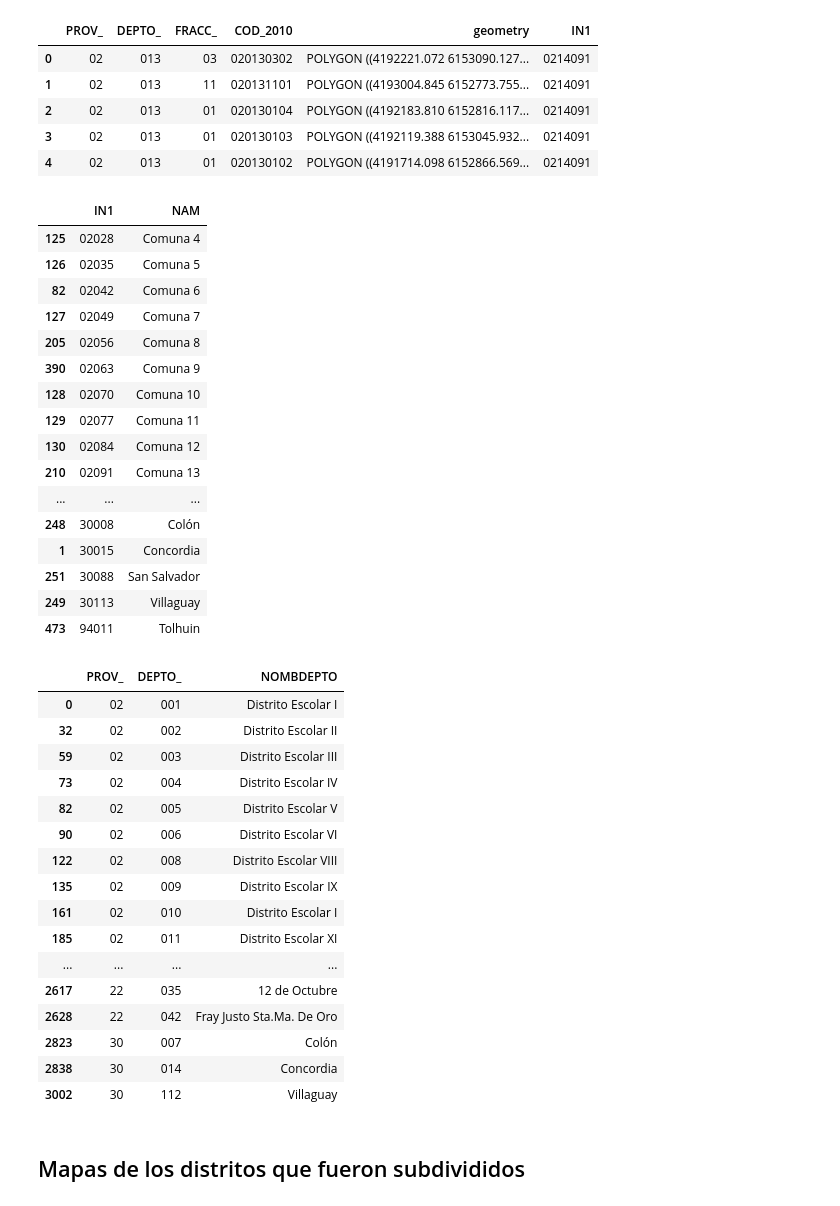
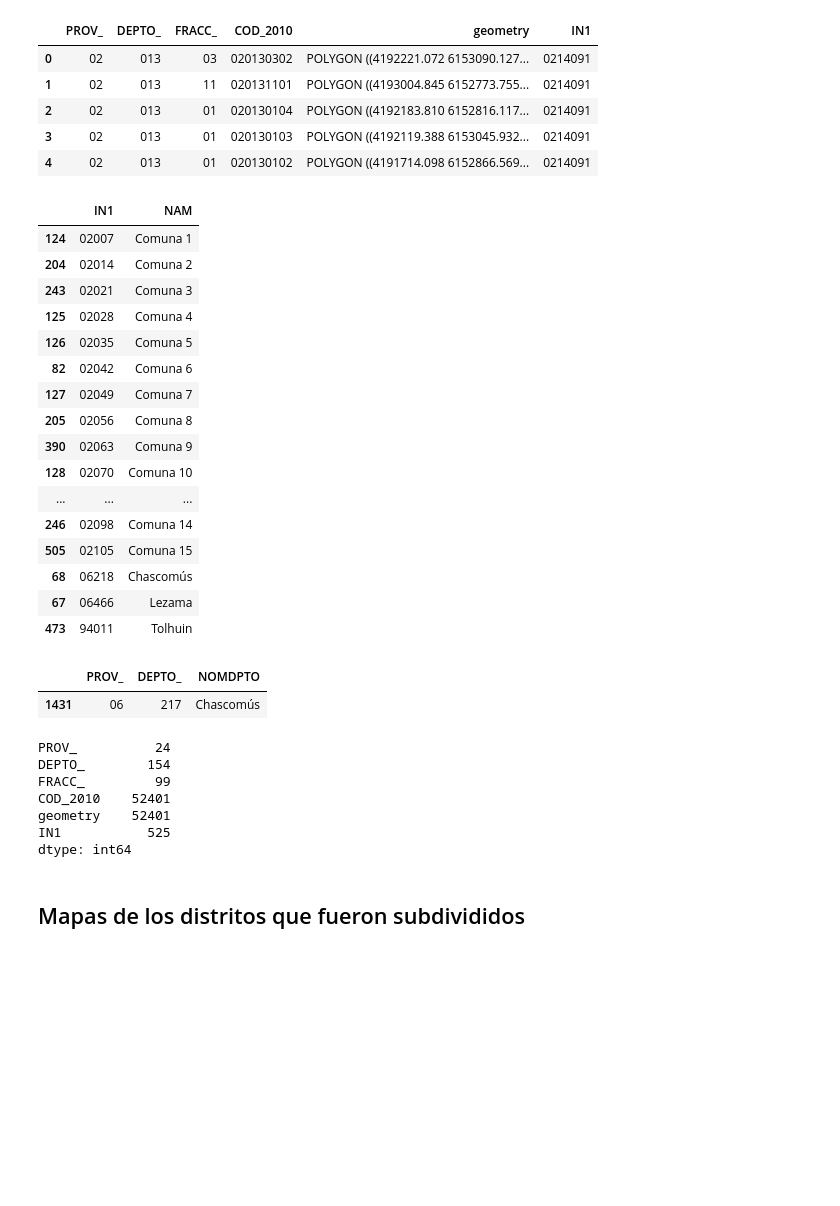
Before and after one commit to matuteiglesias/geoespacial-censo-IGN, a Jupyter notebook: 03 - Radios censales en Departamentos IGN.ipynb, the cells around one changed output. Cells and saved outputs as stored; diff of their text form; code cells hidden in the pictures; blank space fills up the shorter version.

```diff
--- a/03 - Radios censales en Departamentos IGN.ipynb
+++ b/03 - Radios censales en Departamentos IGN.ipynb
@@ -35,9 +55,9 @@ if year == '1991':
     censo = censo.rename(columns = {'PROVIN': 'IDPROV', 'DEPTO': 'IDDPTO', 'FRACCION': 'IDFRAC', 'RADIO': 'IDRADIO'})
 
 else:
-    censo = pd.read_csv(path_ + '/FRAC.csv', ';'
-                  ).merge(pd.read_csv(path_ + '/DPTO.csv', ';')
-                         ).merge(pd.read_csv(path_ + '/PROV.csv', ';'))
+    censo = pd.read_csv(path_ + '/FRAC.csv', sep = ';'
+                  ).merge(pd.read_csv(path_ + '/DPTO.csv', sep = ';')
+                         ).merge(pd.read_csv(path_ + '/PROV.csv', sep = ';'))
 
 # df['COD_1991'] = df['IDPROV'].astype(str).str.zfill(2) + df['IDDPTO'].astype(str).str.zfill(3) \
 # + df['IDFRAC'].astype(str).str.zfill(2) + df['IDRADIO'].astype(str).str.zfill(2)
@@ -181,51 +274,46 @@ CONICET_radios_IGN.head()
 | 3 | 02 | 013 | 01 | 020130103 | POLYGON ((4192119.388 6153045.932... | 0214091 |
 | 4 | 02 | 013 | 01 | 020130102 | POLYGON ((4191714.098 6152866.569... | 0214091 |
 # %%
-# ## Chequeo por cambios de codigo
+## Chequeo por cambios de codigo
 
-# s1 = set(CONICET_radios_IGN.IN1.unique())
-# s2 = set(ref_.IN1.unique())
+s1 = set(CONICET_radios_IGN.IN1.unique())
+s2 = set(ref_.IN1.unique())
 
-# s2 - s1 # estan en IGN y no en conicet
+s2 - s1 # estan en IGN y no en conicet
 
-# display(ref_[['IN1', 'NAM']].loc[ref_.IN1.isin(s2 - s1)].sort_values('IN1'))
+display(ref_[['IN1', 'NAM']].loc[ref_.IN1.isin(s2 - s1)].sort_values('IN1'))
 
-# s1 - s2 ## Estan en conicet y no en IGN
+s1 - s2 ## Estan en conicet y no en IGN
 
-# check = censo[['PROV_', 'DEPTO_', 'NOMBDEPTO']].drop_duplicates()
-# display(check.loc[(check.PROV_ + check.DEPTO_).isin(s1 - s2)])
+check = censo[['PROV_', 'DEPTO_', 'NOMDPTO']].drop_duplicates()
+display(check.loc[(check.PROV_ + check.DEPTO_).isin(s1 - s2)])
 # %% [output]
 |  | IN1 | NAM |
+| 124 | 02007 | Comuna 1 |
+| 204 | 02014 | Comuna 2 |
+| 243 | 02021 | Comuna 3 |
 | 125 | 02028 | Comuna 4 |
 | 126 | 02035 | Comuna 5 |
 | 82 | 02042 | Comuna 6 |
 | 127 | 02049 | Comuna 7 |
 | 205 | 02056 | Comuna 8 |
 | 390 | 02063 | Comuna 9 |
 | 128 | 02070 | Comuna 10 |
-| 129 | 02077 | Comuna 11 |
-| 130 | 02084 | Comuna 12 |
-| 210 | 02091 | Comuna 13 |
 | ... | ... | ... |
-| 248 | 30008 | Colón |
-| 1 | 30015 | Concordia |
-| 251 | 30088 | San Salvador |
-| 249 | 30113 | Villaguay |
+| 246 | 02098 | Comuna 14 |
+| 505 | 02105 | Comuna 15 |
+| 68 | 06218 | Chascomús |
+| 67 | 06466 | Lezama |
 | 473 | 94011 | Tolhuin |
-|  | PROV_ | DEPTO_ | NOMBDEPTO |
-| 0 | 02 | 001 | Distrito Escolar I |
-| 32 | 02 | 002 | Distrito Escolar II |
-| 59 | 02 | 003 | Distrito Escolar III |
-| 73 | 02 | 004 | Distrito Escolar IV |
-| 82 | 02 | 005 | Distrito Escolar V |
-| 90 | 02 | 006 | Distrito Escolar VI |
-| 122 | 02 | 008 | Distrito Escolar VIII |
-| 135 | 02 | 009 | Distrito Escolar IX |
-| 161 | 02 | 010 | Distrito Escolar I |
-| 185 | 02 | 011 | Distrito Escolar XI |
-| ... | ... | ... | ... |
-| 2617 | 22 | 035 | 12 de Octubre |
-| 2628 | 22 | 042 | Fray Justo Sta.Ma. De Oro |
-| 2823 | 30 | 007 | Colón |
-| 2838 | 30 | 014 | Concordia |
-| 3002 | 30 | 112 | Villaguay |
+|  | PROV_ | DEPTO_ | NOMDPTO |
+| 1431 | 06 | 217 | Chascomús |
+# %%
+CONICET_radios_IGN.nunique()
+# %% [output]
+PROV_          24
+DEPTO_        154
+FRACC_         99
+COD_2010    52401
+geometry    52401
+IN1           525
+dtype: int64
```
Also changed, not shown: parts of 12 cells of this notebook, 27 other files.
